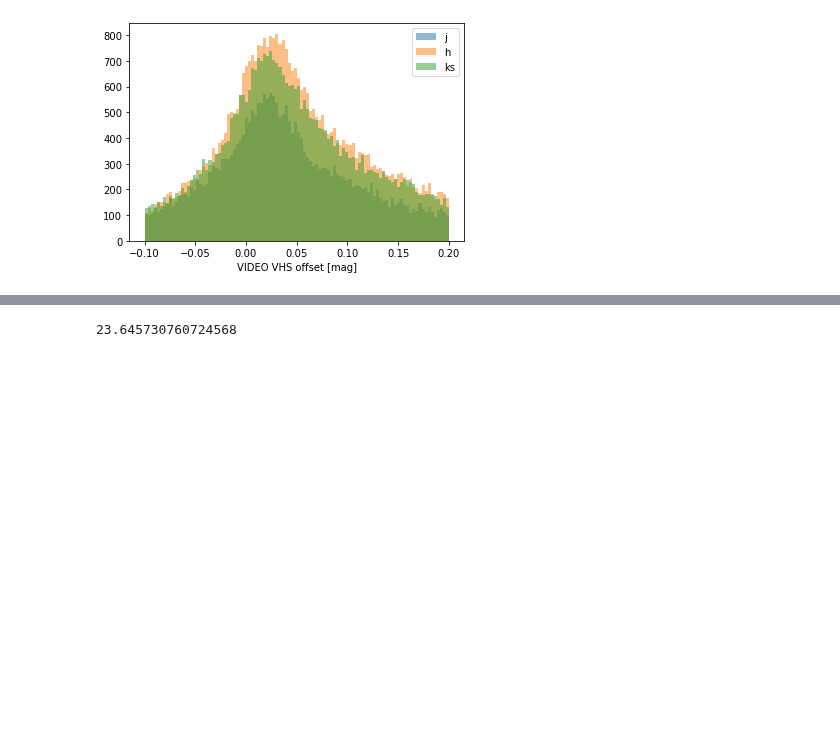
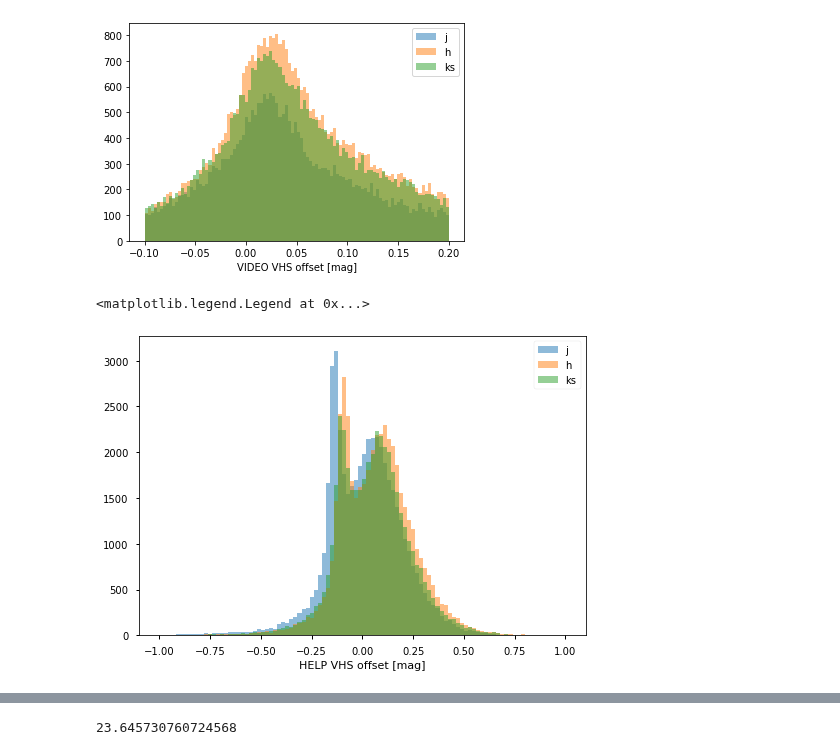
Before and after one commit to lsst-uk/lsst-ir-fusion, a Jupyter notebook: dmu2/5_Make_ref_cats_VIDEO.ipynb, the cells around one changed output, grey strips where cells are left out. Saved outputs shown, nothing was run; the diff lists cells and outputs as text; code cells hidden in the pictures; blank space fills up the shorter version.

```diff
--- a/dmu2/5_Make_ref_cats_VIDEO.ipynb
+++ b/dmu2/5_Make_ref_cats_VIDEO.ipynb
@@ -580,3 +640,15 @@ plt.legend()
 # %% [output]
 <matplotlib.legend.Legend at 0x...>
 [figure]
+# %%
+bins=100
+r=[-1,1]
+for b in ['j','h','ks']:
+    plt.hist(
+        full_merge['vhs_m_ap_vista_'+b]-full_merge['help_m_ap_vista_'+b],
+        bins=bins,range=r,alpha=0.5,label=b)
+    plt.xlabel('HELP VHS offset [mag]')
+plt.legend()
+# %% [output]
+<matplotlib.legend.Legend at 0x...>
+[figure, added]
```
Also changed, not shown: parts of 51 cells of this notebook, 4 other files.
